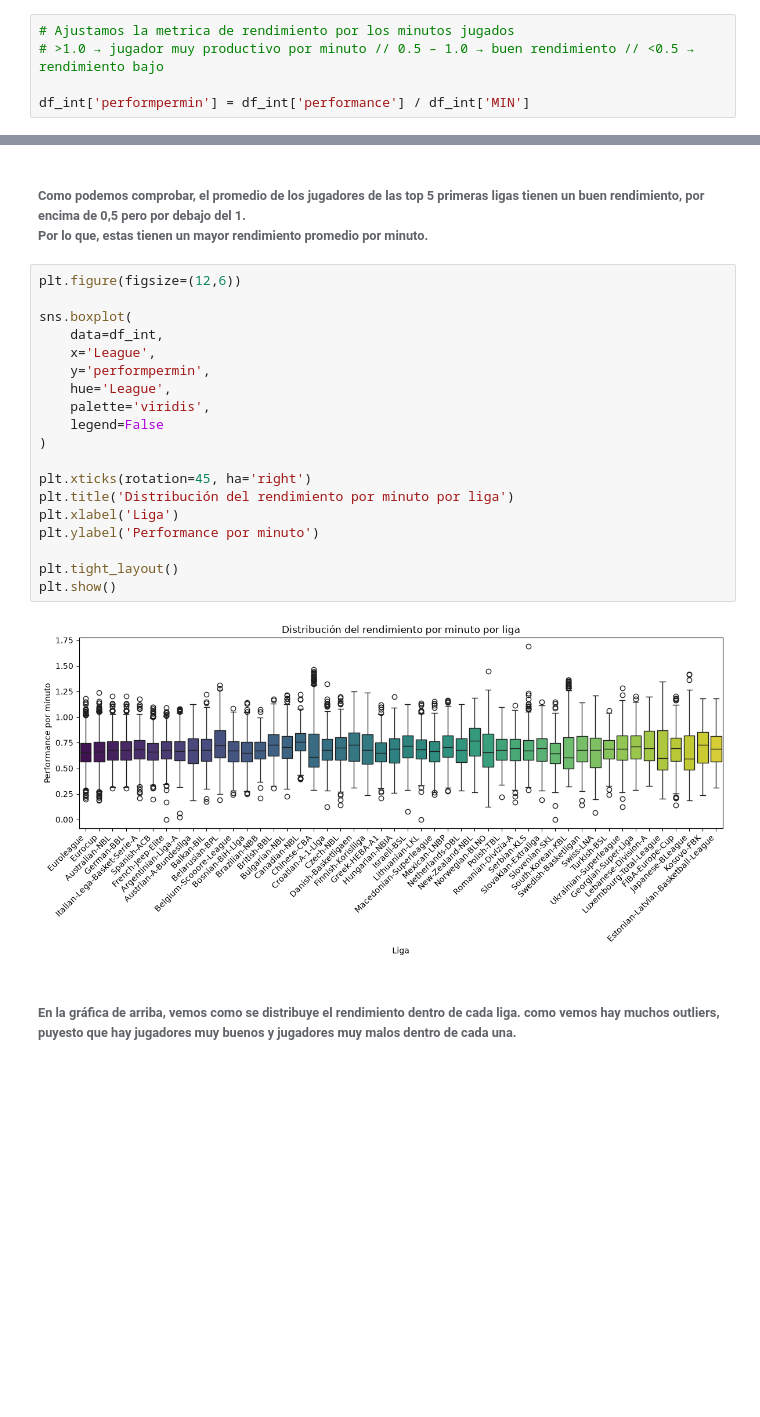
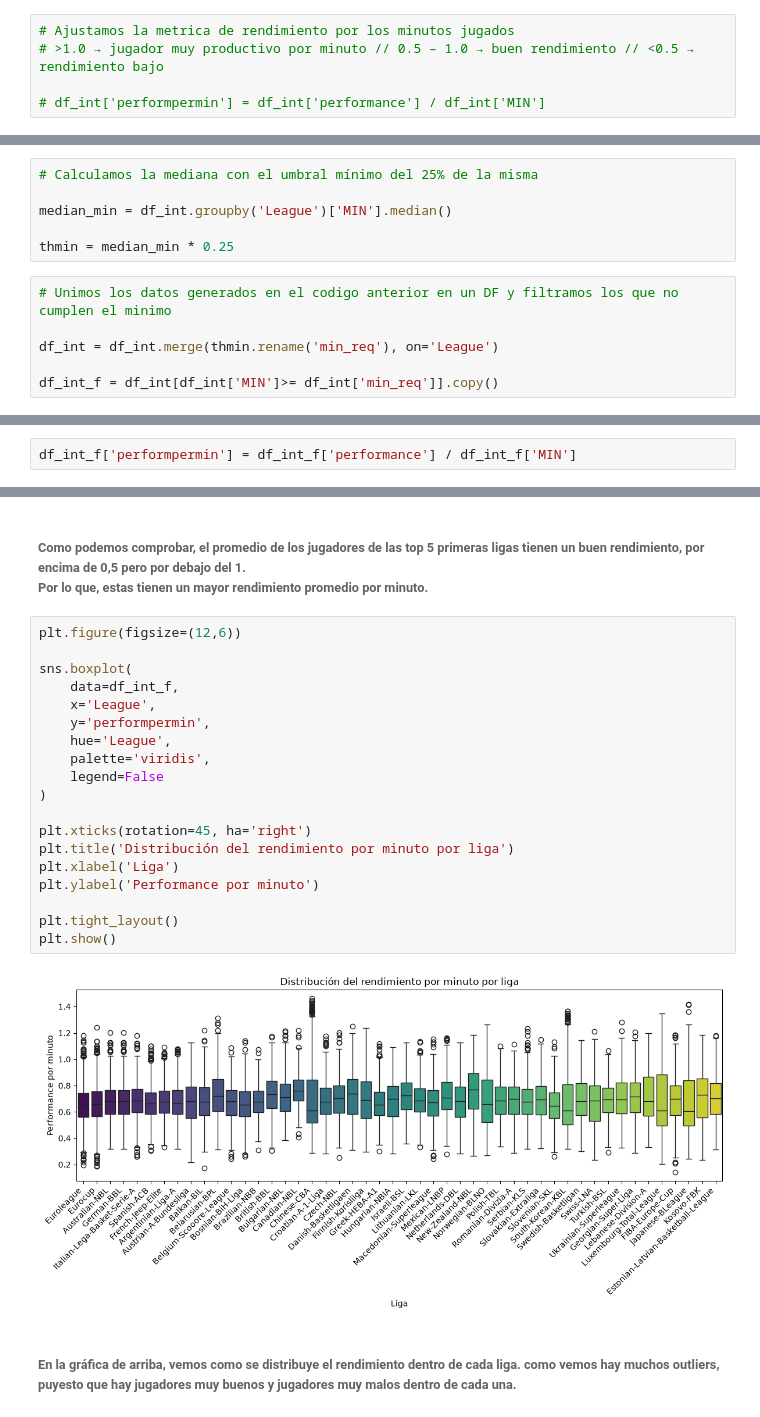
Before and after one commit to c0sh1/basketball_stats_analysis, a Jupyter notebook: Notebook/EDA.ipynb, the cells around one changed output, grey strips where cells are left out. Saved outputs shown, nothing was run; the diff lists cells and outputs as text; blank space fills up the shorter version.

```diff
--- a/Notebook/EDA.ipynb
+++ b/Notebook/EDA.ipynb
@@ -274,4 +274,4 @@ df_int['performance'] = df_int['PTS'] + df_int['REB'] + df_int['AST'] + df_int['
 # Ajustamos la metrica de rendimiento por los minutos jugados
 # >1.0 → jugador muy productivo por minuto // 0.5 – 1.0 → buen rendimiento // <0.5 → rendimiento bajo
 
-df_int['performpermin'] = df_int['performance'] / df_int['MIN']
+# df_int['performpermin'] = df_int['performance'] / df_int['MIN']
@@ -277,0 +280,12 @@ df_int['performpermin'] = df_int['performance'] / df_int['MIN']
+# %%
+# Calculamos la mediana con el umbral mínimo del 25% de la misma
+
+median_min = df_int.groupby('League')['MIN'].median()
+
+thmin = median_min * 0.25
+# %%
+# Unimos los datos generados en el codigo anterior en un DF y filtramos los que no cumplen el minimo
+
+df_int = df_int.merge(thmin.rename('min_req'), on='League')
+
+df_int_f = df_int[df_int['MIN']>= df_int['min_req']].copy()
@@ -278,3 +294,5 @@ df_int['performpermin'] = df_int['performance'] / df_int['MIN']
+# %%
+df_int_f['performpermin'] = df_int_f['performance'] / df_int_f['MIN']
 # %% [markdown]
 #### TOP 5 LIGAS
 # %%
@@ -324,24 +349,24 @@ plt.show()
 # %%
 plt.figure(figsize=(12,6))
 
 sns.boxplot(
-    data=df_int,
+    data=df_int_f,
     x='League',
     y='performpermin',
     hue='League',
     palette='viridis',
     legend=False
 )
 
 plt.xticks(rotation=45, ha='right')
 plt.title('Distribución del rendimiento por minuto por liga')
 plt.xlabel('Liga')
 plt.ylabel('Performance por minuto')
 
 plt.tight_layout()
 plt.show()
 # %% [output]
-[figure, old version]
+[figure, new version]
 # %% [markdown]
 ###### En la gráfica de arriba, vemos como se distribuye el rendimiento dentro de cada liga. como vemos hay muchos outliers, puyesto que hay jugadores muy buenos y jugadores muy malos dentro de cada una.
 # %% [markdown]
```
Also changed, not shown: parts of 10 cells of this notebook.
